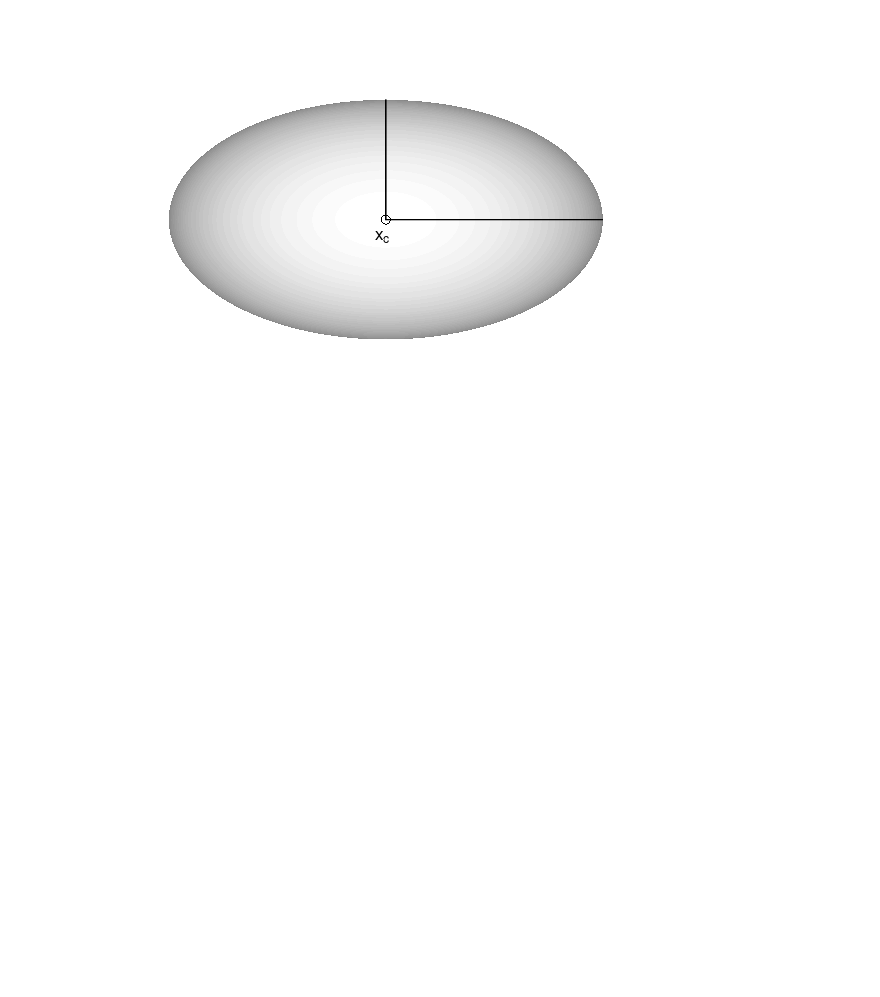
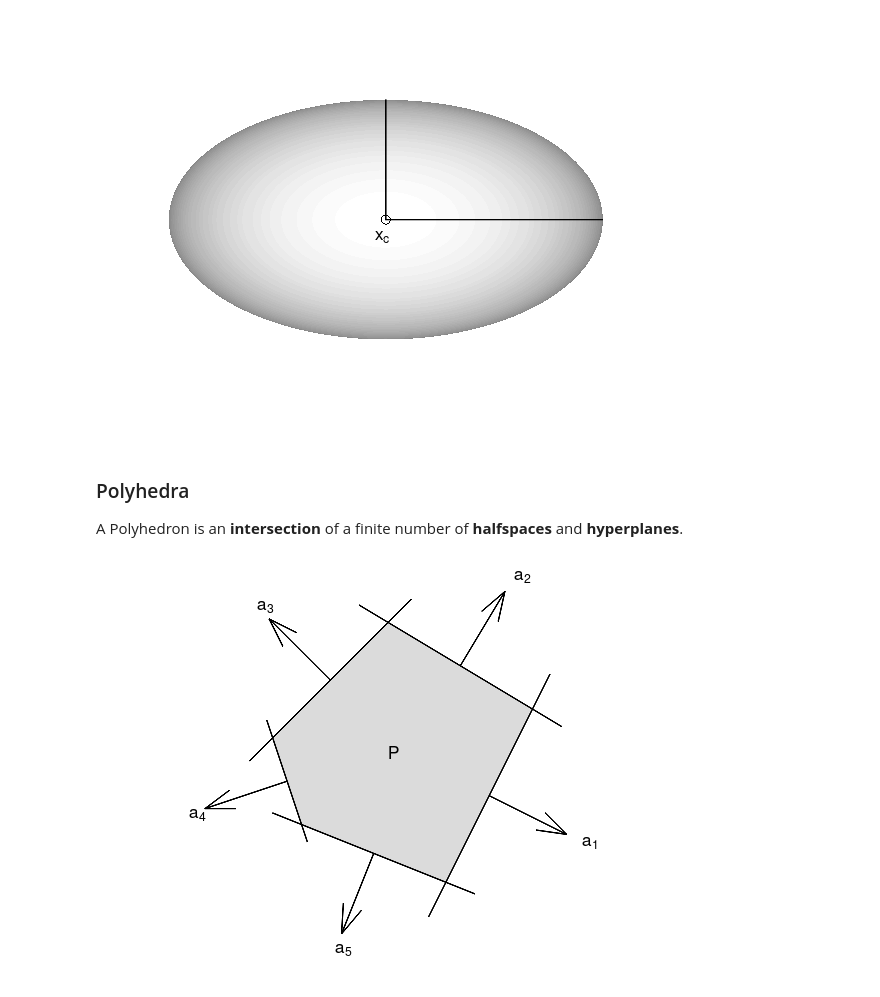
Before and after one commit to siko1056/optim-2021, a Jupyter notebook: jupyter/nlo-lecture-04-convex_functions.ipynb, the cells around one changed output. Saved outputs shown, nothing was run; the diff lists cells and outputs as text; code cells hidden in the pictures; blank space fills up the shorter version.

```diff
--- a/jupyter/nlo-lecture-03-convex_functions.ipynb
+++ b/jupyter/nlo-lecture-04-convex_functions.ipynb
@@ -152,3 +157,46 @@ zlim ([-rz, rz]);
 axis off;
 # %% [output]
 [figure]
+# %% [markdown]
+### Polyhedra
+
+A Polyhedron is an **intersection** of a finite number of
+**halfspaces** and **hyperplanes**.
+# %%
+x1 = [ 0.0, 0.0];
+x2 = [ 0.3, 0.6];
+x3 = [-0.2, 0.9];
+x4 = [-0.6, 0.5];
+x5 = [-0.5, 0.2];
+x = [x1; x2; x3; x4; x5];
+fill (x(:,1), x(:,2), ...
+      [220, 220, 220] / 256, ...
+      'EdgeColor', 'none');
+hold on;
+
+tprops = {'FontSize', 18};
+for i = 1:5
+  j = mod (i, 5) + 1;
+  p = @(t) x(i,:)' + t .* (x(j,:)' - x(i,:)');
+  p0 = p(0.5);  % Start of normal vector
+  p1 = p(-0.2);
+  p2 = p(1.2);
+  % Normal vector a
+  d = 0.3;  % direction and scale
+  if (x(i,1) < 0)
+    d = -d;
+  end
+  a = (x(j,:)' - x(i,:)');
+  a = [1; -a(1)/a(2)];
+  a = a / norm (a) * d;
+  plot ([p1(1), p2(1)], [p1(2), p2(2)], 'k-', 'LineWidth', 2);
+  quiver (p0(1), p0(2), a(1), a(2), 'k', 'LineWidth', 2);
+  t = p0 + 1.2 .* a;
+  text (t(1), t(2), sprintf ('a_{%d}', i), tprops{:});
+end
+
+text (-0.2, 0.45, 'P', tprops{:});
+axis equal;
+axis off;
+# %% [output]
+[figure, added]
```
Also changed, not shown: parts of 15 cells of this notebook, 13 other files.
